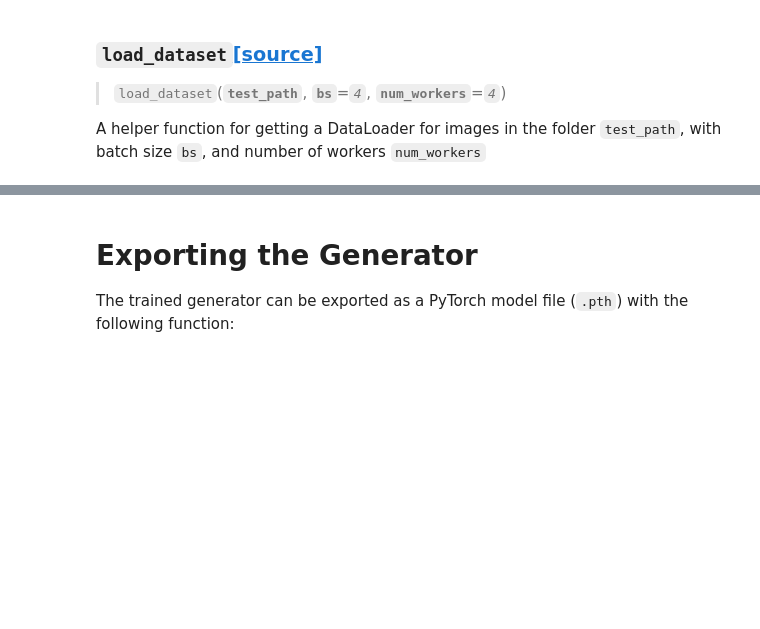
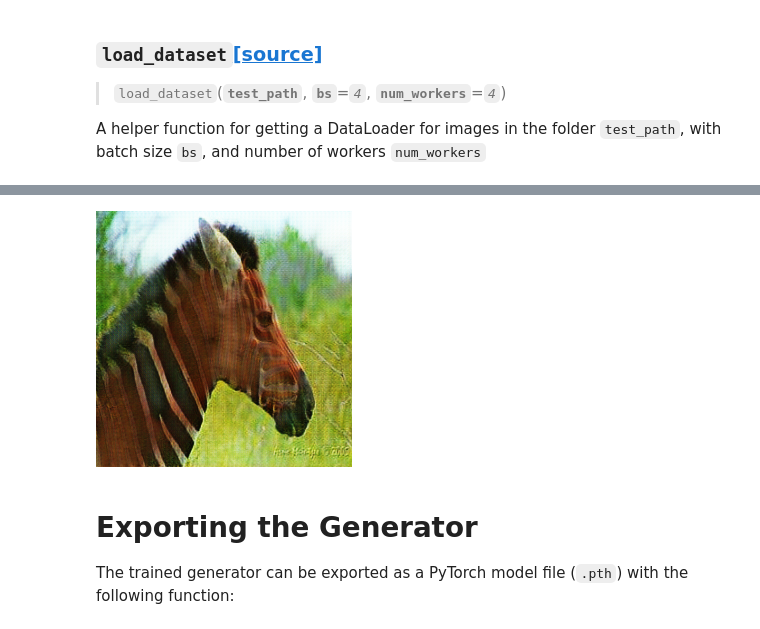
Before and after one commit to tmabraham/UPIT, a Jupyter notebook: nbs/04_inference.cyclegan.ipynb, the cells around one changed output, grey strips where cells are left out. Saved outputs shown, nothing was run; the diff lists cells and outputs as text; code cells hidden in the pictures; blank space fills up the shorter version.

```diff
--- a/nbs/04_inference.cyclegan.ipynb
+++ b/nbs/04_inference.cyclegan.ipynb
@@ -154,0 +166,4 @@ get_preds_cyclegan(learn,str(testA_path),preds_path)
+# %%
+#cuda
+preds_path = './z2h-preds'
+get_preds_cyclegan(learn,str(testB_path),preds_path,convert_to='A')
@@ -155,3 +177,8 @@ get_preds_cyclegan(learn,str(testA_path),preds_path)
+# %%
+#cuda
+Image.open(os.path.join(preds_path,testB_path.ls()[100].parts[-1][:-4]+'_fakeA.tif'))
+# %% [output]
+[figure, added]
 # %% [markdown]
 # Exporting the Generator
 
```
Also changed, not shown: parts of 7 cells of this notebook, 2 other files.
